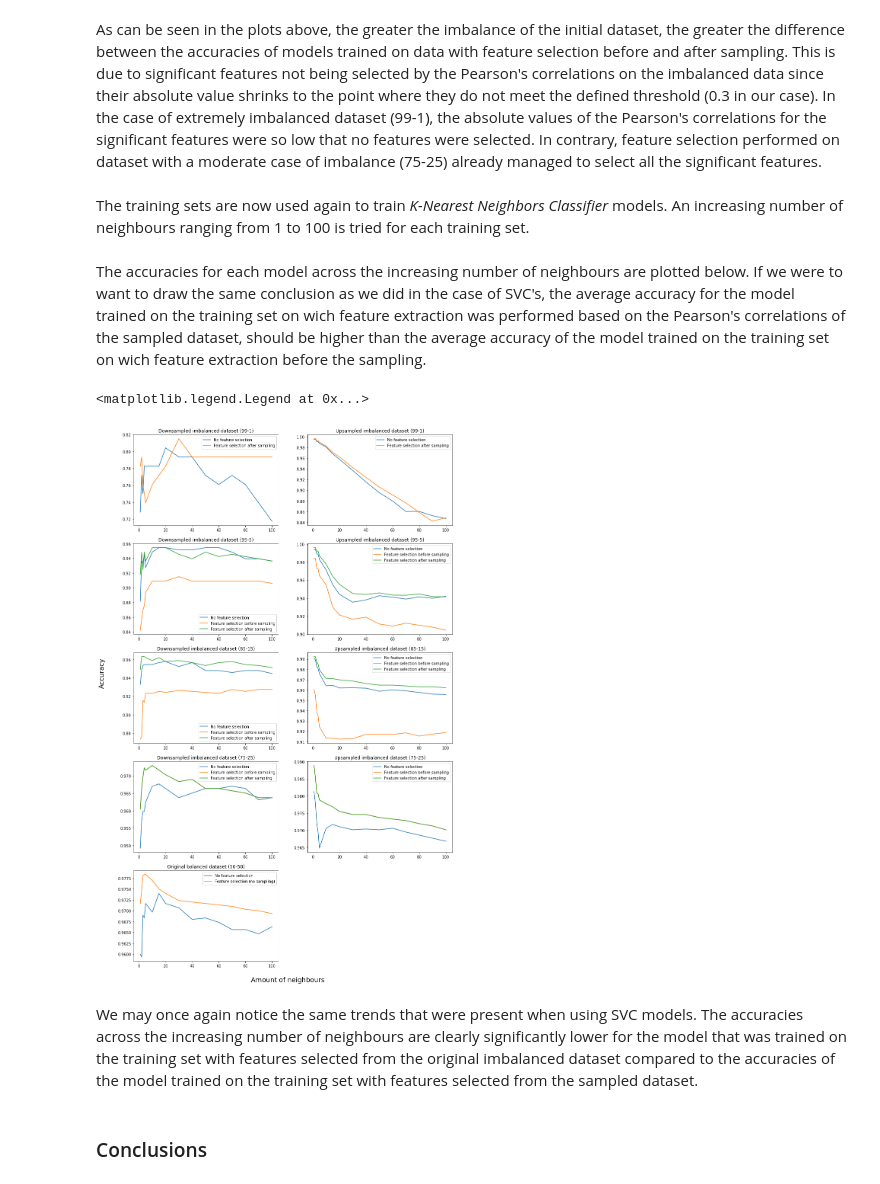
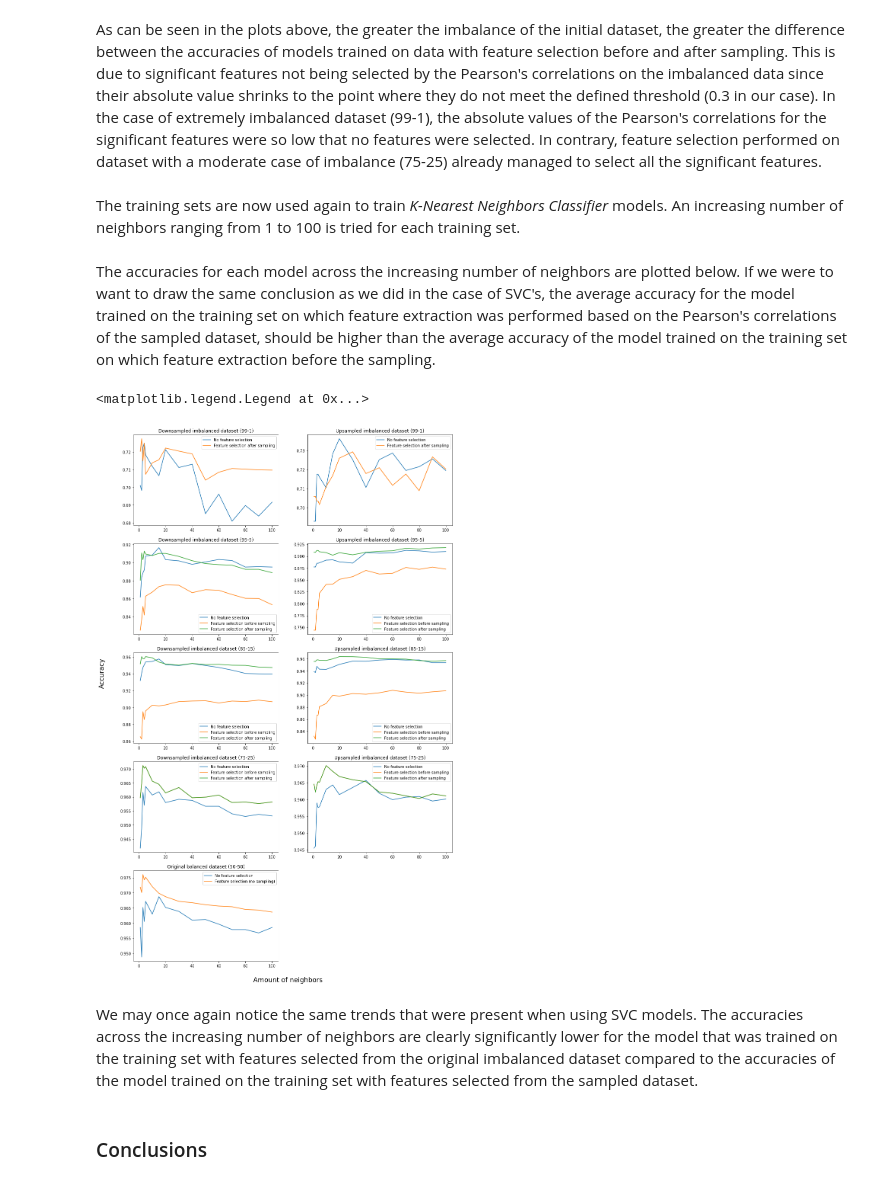
Before and after one commit to OlivierDelattre/SFoML_project, a Jupyter notebook: project.ipynb, the cells around one changed output. Cells and saved outputs as stored; diff of their text form; code cells hidden in the pictures.

```diff
--- a/project.ipynb
+++ b/project.ipynb
@@ -112,6 +181,7 @@ The following code generates the datasets used in our experimental setup. The pl
 # Create (imbalanced) synthetic datasets
 
 datasets_per_balance = []
+initial_testing_datasets_per_balance = []
 
 fig, axs = plt.subplots(2, 3)
 fig.set_figheight(10)
@@ -122,11 +192,14 @@ fig.text(0.04, 0.5, 'Instances in dataset', va='center', rotation='vertical', fo
 
 for ctr, balance in enumerate([0.99, 0.95, 0.85, 0.75, 0.5]):
     data = datasets.make_classification(n_samples=10000, n_features=10, n_informative=4, weights=[balance, 1-balance], random_state=123)
-    synthetic_data = pd.DataFrame(data[0])
-    synthetic_data['Label'] = pd.DataFrame(data[1])
-    datasets_per_balance = datasets_per_balance + [[synthetic_data]]
-    imbalance = [synthetic_data[synthetic_data['Label']==1].count()["Label"],
-                 synthetic_data[synthetic_data['Label']==0].count()["Label"]]
+    synthetic_data_x = pd.DataFrame(data[0])
+    synthetic_data_y = pd.DataFrame(data[1])
+    synthetic_data_y.columns = ["Label"]
+    synthetic_data_x_train, synthetic_data_x_test, synthetic_data_y_train, synthetic_data_y_test = train_test_split(synthetic_data_x, synthetic_data_y, test_size=0.3,random_state=44)
+    datasets_per_balance = datasets_per_balance + [[pd.concat([synthetic_data_x_train, synthetic_data_y_train], axis=1)]]
+    initial_testing_datasets_per_balance = initial_testing_datasets_per_balance + [[pd.concat([synthetic_data_x_test, synthetic_data_y_test], axis=1)]]
+    imbalance = [synthetic_data_y[synthetic_data_y['Label']==1].count()["Label"],
+                 synthetic_data_y[synthetic_data_y['Label']==0].count()["Label"]]
     classes = ['yes', 'no']
     axs[floor(ctr/3), ctr%3].bar(classes, imbalance, width=0.5, color=['green', 'red'])
     axs[floor(ctr/3), ctr%3].title.set_text("Dataset with imbalance ratio of " + str(balance) + "-" + str(round(1-balance, 2)))
@@ -345,54 +437,54 @@ axs[4][0].title.set_text(titles[4][0])
 # %% [markdown]
 As can be seen in the plots above, the greater the imbalance of the initial dataset, the greater the difference between the accuracies of models trained on data with feature selection before and after sampling. This is due to significant features not being selected by the Pearson's correlations on the imbalanced data since their absolute value shrinks to the point where they do not meet the defined threshold (0.3 in our case). In the case of extremely imbalanced dataset (99-1), the absolute values of the Pearson's correlations for the significant features were so low that no features were selected. In contrary, feature selection performed on dataset with a moderate case of imbalance (75-25) already managed to select all the significant features.
 # %% [markdown]
-The training sets are now used again to train *K-Nearest Neighbors Classifier* models. An increasing number of neighbours ranging from 1 to 100 is tried for each training set.
+The training sets are now used again to train *K-Nearest Neighbors Classifier* models. An increasing number of neighbors ranging from 1 to 100 is tried for each training set.
 # %%
 accuracies_per_dataset_per_balance = []
-neighbours = [1, 2, 3, 4, 5, 10, 15, 20, 30, 40, 50, 60, 70, 80, 90, 100]
+neighbors = [1, 2, 3, 4, 5, 10, 15, 20, 30, 40, 50, 60, 70, 80, 90, 100]
 
 for idx1, (training_datasets, test_datasets) in enumerate(zip(training_datasets_per_balance, testing_datasets_per_balance)):
-    accuracies_per_dataset_per_balance = accuracies_per_dataset_per_balance + [[]]
+    accuracies_per_dataset_per_balance += [[]]
     for idx2, (sampled_training_datasets, sampled_test_datasets) in enumerate(zip(training_datasets, test_datasets)):
-        accuracies_per_dataset_per_balance[idx1] = accuracies_per_dataset_per_balance[idx1] + [[]]
+        accuracies_per_dataset_per_balance[idx1] += [[]]
         for idx3, ((training_data_x, training_data_y), (test_data_x, test_data_y)) in enumerate(zip(sampled_training_datasets, sampled_test_datasets)):
-            accuracies_per_dataset_per_balance[idx1][idx2] = accuracies_per_dataset_per_balance[idx1][idx2] + [[]]
-            for neighbour in neighbours:
+            accuracies_per_dataset_per_balance[idx1][idx2] += [[]]
+            for neighbour in neighbors:
                 if training_data_x.empty:
-                    accuracies_per_dataset_per_balance[idx1][idx2][idx3] = accuracies_per_dataset_per_balance[idx1][idx2][idx3] + [0]
+                    accuracies_per_dataset_per_balance[idx1][idx2][idx3] += [0]
                 else:
-                    knn_model = neighbors.KNeighborsClassifier(neighbour, weights="uniform", n_jobs=-1)
+                    knn_model = KNeighborsClassifier(neighbour, weights="uniform", n_jobs=-1)
                     knn_model.fit(training_data_x, training_data_y)
                     synthetic_data_y_pred = knn_model.predict(test_data_x)
-                    accuracy = metrics.accuracy_score(test_data_y, synthetic_data_y_pred)
-                    accuracies_per_dataset_per_balance[idx1][idx2][idx3] = accuracies_per_dataset_per_balance[idx1][idx2][idx3] + [accuracy]
+                    accuracy = metrics.accuracy_score(test_data_y, synthetic_data_y_pred, sample_weight=list(map(lambda x: (imbalances[idx1]/(100-imbalances[idx1]))*x+1, np.array(test_data_y))))
+                    accuracies_per_dataset_per_balance[idx1][idx2][idx3] += [accuracy]
 # %% [markdown]
-The accuracies for each model across the increasing number of neighbours are plotted below. If we were to want to draw the same conclusion as we did in the case of SVC's, the average accuracy for the model trained on the training set on wich feature extraction was performed based on the Pearson's correlations of the sampled dataset, should be higher than the average accuracy of the model trained on the training set on wich feature extraction before the sampling.
+The accuracies for each model across the increasing number of neighbors are plotted below. If we were to want to draw the same conclusion as we did in the case of SVC's, the average accuracy for the model trained on the training set on which feature extraction was performed based on the Pearson's correlations of the sampled dataset, should be higher than the average accuracy of the model trained on the training set on which feature extraction before the sampling.
 # %%
 fig, axs = plt.subplots(5, 2)
 fig.set_figheight(15)
 fig.set_figwidth(15)
 fig.delaxes(axs[4][1])
-fig.text(0.5, -0.45, 'Amount of neighbours', ha='center', fontsize='xx-large')
+fig.text(0.5, -0.45, 'Amount of neighbors', ha='center', fontsize='xx-large')
 fig.text(0.04, 0.30, 'Accuracy', va='center', rotation='vertical', fontsize='xx-large')
 fig.subplots_adjust(bottom=-0.4)
 
 for idx1, accuracies_per_dataset in enumerate(accuracies_per_dataset_per_balance[:-1]):
     for idx2, accuracies_per_sampled_dataset in enumerate(accuracies_per_dataset):
         for idx3, accuracies_per_dataset in enumerate(accuracies_per_sampled_dataset):
             if not all(v == 0 for v in accuracies_per_dataset):
-                axs[idx1][idx2].plot(neighbours, accuracies_per_dataset, label=legend[idx3])
+                axs[idx1][idx2].plot(neighbors, accuracies_per_dataset, label=legend[idx3])
         axs[idx1][idx2].title.set_text(titles[idx1][idx2])
         axs[idx1][idx2].legend()
 
-axs[4][0].plot(neighbours, accuracies_per_dataset_per_balance[4][0][0], label=legend[0])
-axs[4][0].plot(neighbours, accuracies_per_dataset_per_balance[4][0][1], label="Feature selection (no sampling)")
+axs[4][0].plot(neighbors, accuracies_per_dataset_per_balance[4][0][0], label=legend[0])
+axs[4][0].plot(neighbors, accuracies_per_dataset_per_balance[4][0][1], label="Feature selection (no sampling)")
 axs[4][0].title.set_text(titles[4][0])
 axs[4][0].legend()
 # %% [output]
 <matplotlib.legend.Legend at 0x...>
-[figure, old version]
+[figure, new version]
 # %% [markdown]
-We may once again notice the same trends that were present when using SVC models. The accuracies across the increasing number of neighbours are clearly significantly lower for the model that was trained on the training set with features selected from the original imbalanced dataset compared to the accuracies of the model trained on the training set with features selected from the sampled dataset.
+We may once again notice the same trends that were present when using SVC models. The accuracies across the increasing number of neighbors are clearly significantly lower for the model that was trained on the training set with features selected from the original imbalanced dataset compared to the accuracies of the model trained on the training set with features selected from the sampled dataset.
 # %% [markdown]
 ### Conclusions
 # %% [markdown]
```
Also changed, not shown: parts of 79 cells of this notebook.
